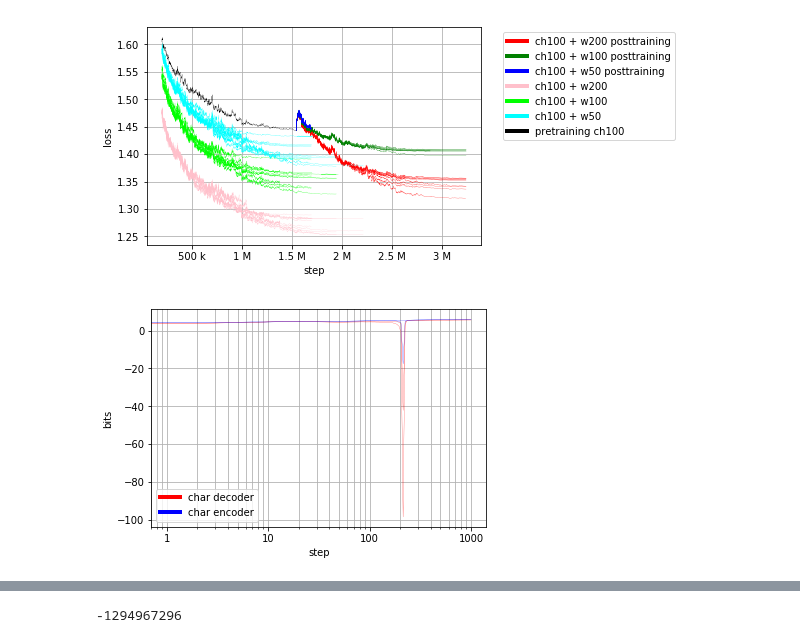
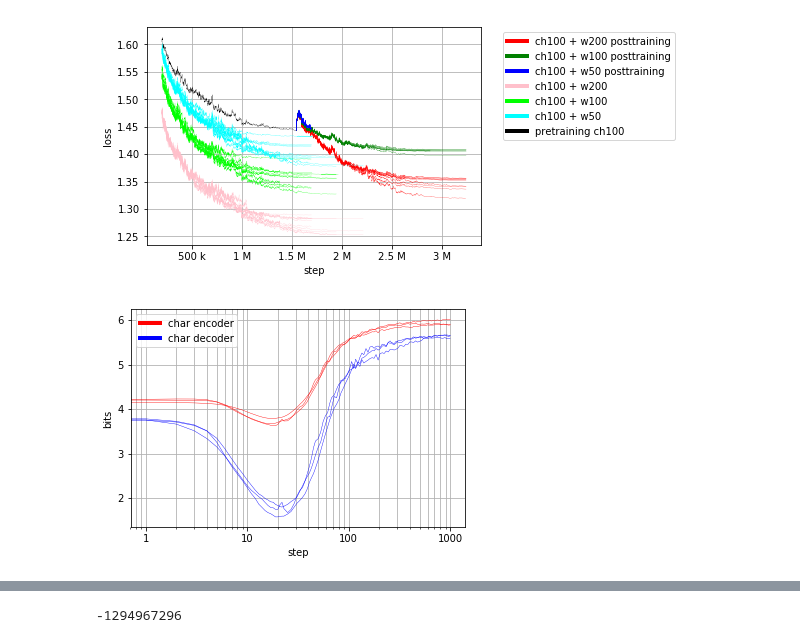
Before and after one commit to deeppavlov/h-elmo, a Jupyter notebook: main.ipynb, the cells around one changed output, grey strips where cells are left out. Saved outputs shown, nothing was run; the diff lists cells and outputs as text; code cells hidden in the pictures.

Commit message:
update entropy plotting script

```diff
--- a/main.ipynb
+++ b/main.ipynb
@@ -848,9 +848,9 @@ def load_pickle(file_name):
 
 prefix = '/media/anton/DATA/results/h-elmo/expres/entropy/first_experiment/hist'
 path = 'tensors/valid/accumulator_postprocessing'
-dirs = [str(i) for i in range(2)]
+dirs = [str(i) for i in range(3)]
 layers = ['level0_0', 'level0_1']
-labels = OrderedDict(level0_0='char encoder', level0_1='char decoder')
+labels = OrderedDict([('level0_0', 'char encoder'), ('level0_1', 'char decoder')])
 
 entropy_tmpl = 'mean_entropy_{}_hidden_state.pickle'
 mi_tmpl = 'mean_mi_{}_hidden_state.pickle'
@@ -882,25 +882,25 @@ for d in dirs:
 # %%
 save_path = os.path.join(prefix, 'plots/entropy.png')
 
 plot_groups_of_lines(
     entropy_lines,
     {},
     ['red', 'blue'],
     [],
-    0.2,
+    0.4,
     'step',
     'bits',
     'log',
     'linear',
     mpl.ticker.ScalarFormatter(),
     0,
     'best',
     900,
     save_path,
     True,
 )
 # %% [output]
-[figure, old version]
+[figure, new version]
 # %%
 save_path = os.path.join(prefix, 'plots/mi.png')
 
```
Also changed, not shown: parts of 1 cell of this notebook.
